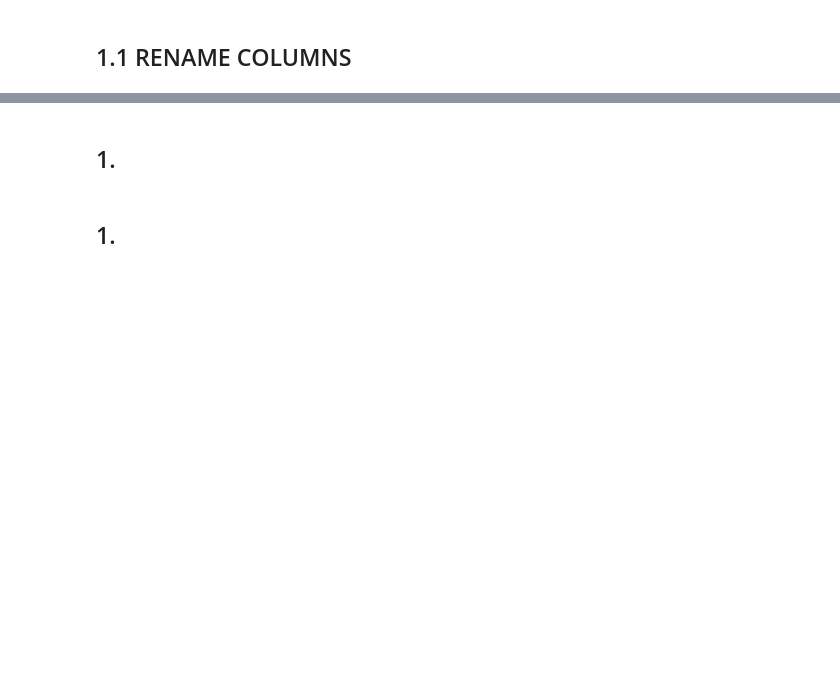
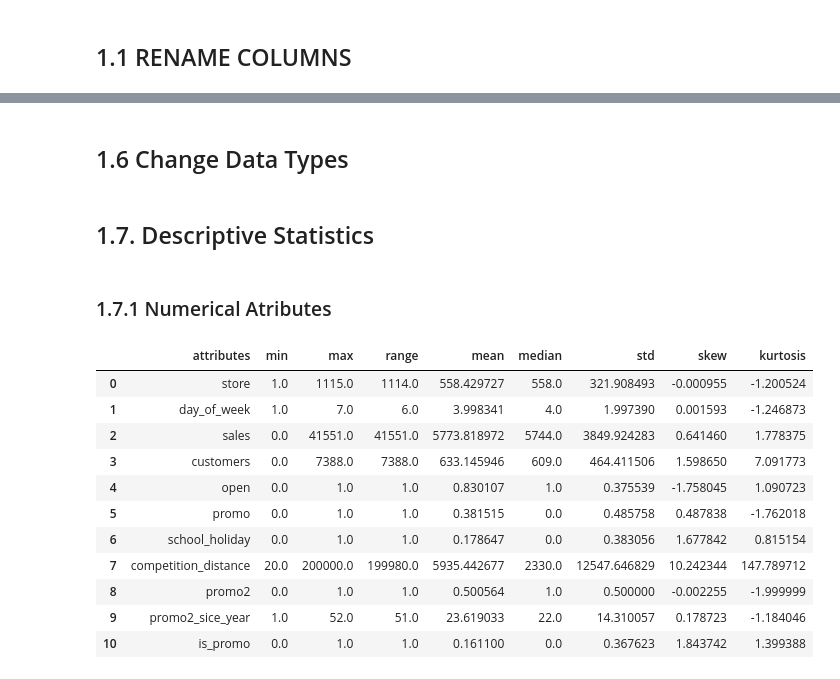
Before and after one commit to OliveiraMatheuss/Rossmann-Sales, a Jupyter notebook: store_sales_prediction.ipynb, the cells around one changed output, grey strips where cells are left out. Drawn from its saved outputs; the diff is of its cells as text; code cells hidden in the pictures; blank space fills up the shorter version.

```diff
--- a/store_sales_prediction.ipynb
+++ b/store_sales_prediction.ipynb
@@ -49,0 +159,2 @@ df1.columns = cols_new
+# %% [markdown]
+## 1.6 Change Data Types
@@ -50,4 +169,37 @@ df1.columns = cols_new
 # %% [markdown]
-## 1.
+## 1.7. Descriptive Statistics
+# %%
+num_attributes = df1.select_dtypes(include= ['int64', 'float64'])
+cat_atributes = df1.select_dtypes(exclude = ['int64', 'float64', 'datetime64[ns]'])
 # %% [markdown]
-## 1.
+### 1.7.1 Numerical Atributes
+# %%
+# Central Tendency - mean, meadina
+ct1 = pd.DataFrame( num_attributes.apply( np.mean ) ).T
+ct2 = pd.DataFrame( num_attributes.apply( np.median ) ).T
+
+# dispersion - std, min, max, range, skew, kurtosis
+d1 = pd.DataFrame( num_attributes.apply( np.std ) ).T
+d2 = pd.DataFrame( num_attributes.apply( min ) ).T
+d3 = pd.DataFrame( num_attributes.apply( max ) ).T
+d4 = pd.DataFrame( num_attributes.apply( lambda x: x.max() - x.min() ) ).T
+d5 = pd.DataFrame( num_attributes.apply( lambda x: x.skew() ) ).T
+d6 = pd.DataFrame( num_attributes.apply( lambda x: x.kurtosis() ) ).T
+
+# concatenar
+m = pd.concat( [d2, d3, d4, ct1, ct2, d1, d5, d6] ).T.reset_index()
+m.columns = ['attributes', 'min', 'max', 'range', 'mean', 'median', 'std', 'skew', 'kurtosis']
+m
+# %% [output]
+|  | attributes | min | max | range | mean | median | std | skew | kurtosis |
+| 0 | store | 1.0 | 1115.0 | 1114.0 | 558.429727 | 558.0 | 321.908493 | -0.000955 | -1.200524 |
+| 1 | day_of_week | 1.0 | 7.0 | 6.0 | 3.998341 | 4.0 | 1.997390 | 0.001593 | -1.246873 |
+| 2 | sales | 0.0 | 41551.0 | 41551.0 | 5773.818972 | 5744.0 | 3849.924283 | 0.641460 | 1.778375 |
+| 3 | customers | 0.0 | 7388.0 | 7388.0 | 633.145946 | 609.0 | 464.411506 | 1.598650 | 7.091773 |
+| 4 | open | 0.0 | 1.0 | 1.0 | 0.830107 | 1.0 | 0.375539 | -1.758045 | 1.090723 |
+| 5 | promo | 0.0 | 1.0 | 1.0 | 0.381515 | 0.0 | 0.485758 | 0.487838 | -1.762018 |
+| 6 | school_holiday | 0.0 | 1.0 | 1.0 | 0.178647 | 0.0 | 0.383056 | 1.677842 | 0.815154 |
+| 7 | competition_distance | 20.0 | 200000.0 | 199980.0 | 5935.442677 | 2330.0 | 12547.646829 | 10.242344 | 147.789712 |
+| 8 | promo2 | 0.0 | 1.0 | 1.0 | 0.500564 | 1.0 | 0.500000 | -0.002255 | -1.999999 |
+| 9 | promo2_sice_year | 1.0 | 52.0 | 51.0 | 23.619033 | 22.0 | 14.310057 | 0.178723 | -1.184046 |
+| 10 | is_promo | 0.0 | 1.0 | 1.0 | 0.161100 | 0.0 | 0.367623 | 1.843742 | 1.399388 |
```
Also changed, not shown: parts of 19 cells of this notebook.
